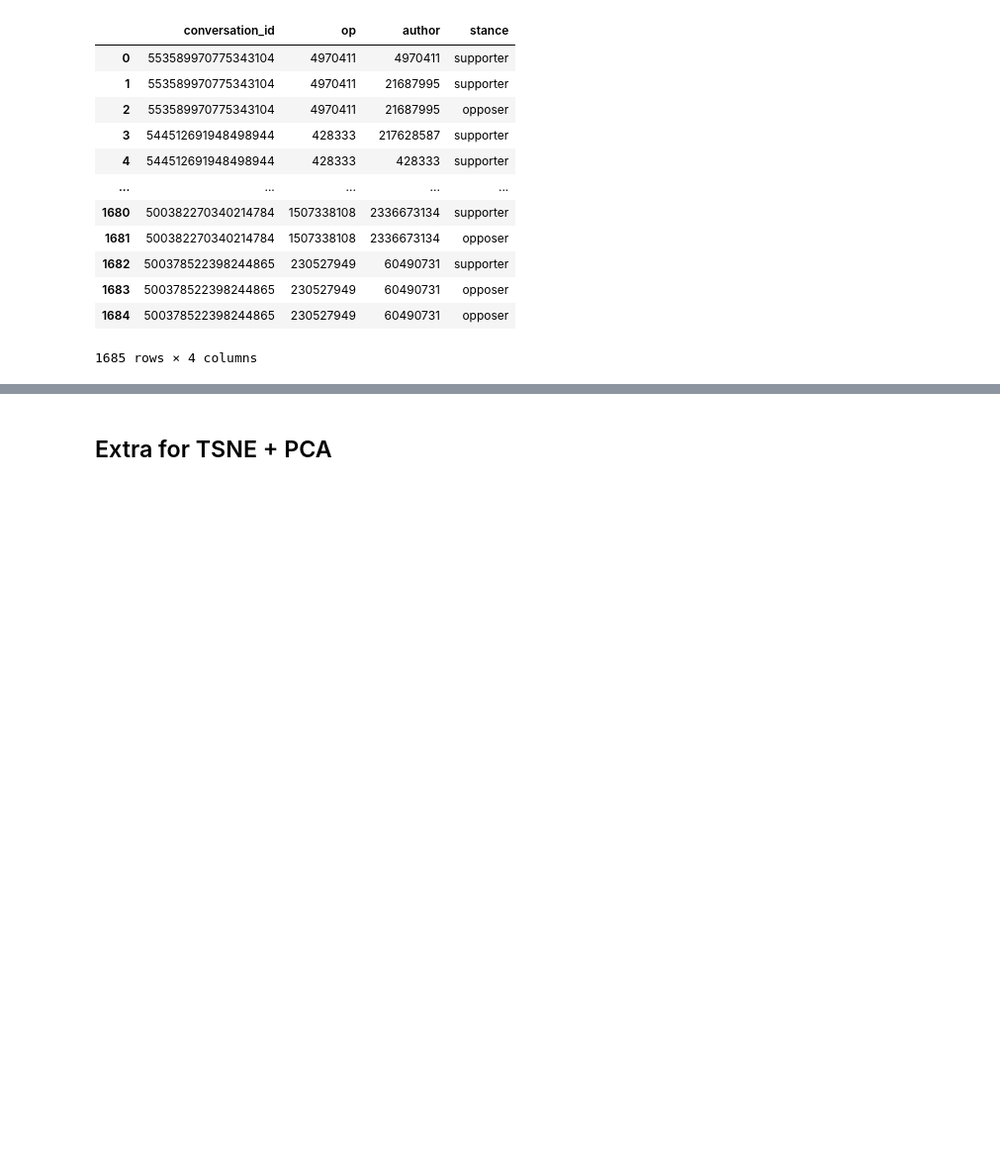
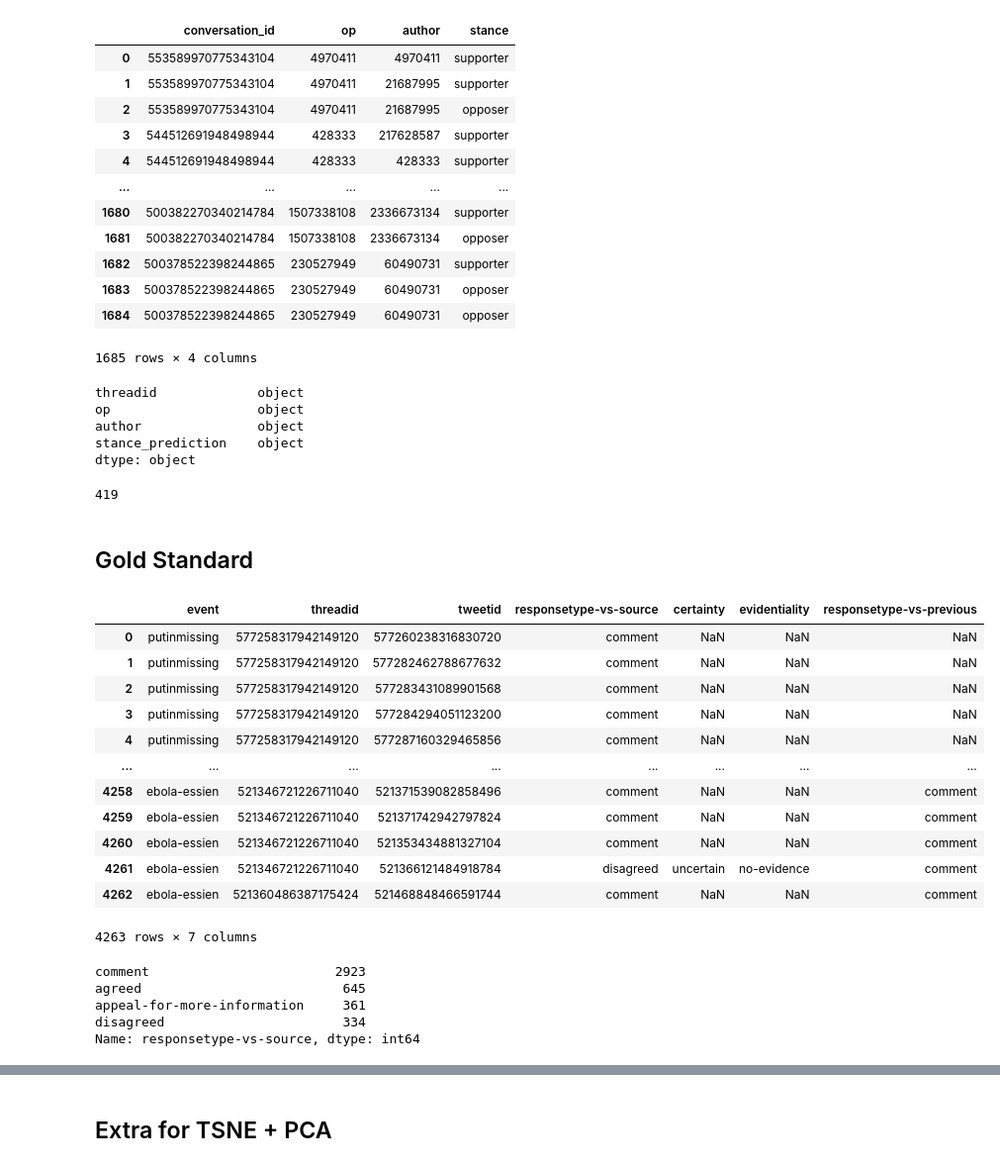
Before and after one commit to NasLabBgu/STEM, a Jupyter notebook: Examples/TwitterVCmv_analysis2.ipynb, the cells around one changed output, grey strips where cells are left out. Shown at 99% size. Cells and saved outputs as stored; diff of their text form; code cells hidden in the pictures; blank space fills up the shorter version.

```diff
--- a/Examples/TwitterVCmv_analysis2.ipynb
+++ b/Examples/TwitterVCmv_analysis2.ipynb
@@ -422,3 +422,42 @@ user_stance_rumors
 | 1683 | 500378522398244865 | 230527949 | 60490731 | opposer |
 | 1684 | 500378522398244865 | 230527949 | 60490731 | opposer |
 1685 rows × 4 columns
+# %%
+user_stance_rumors.dtypes
+# %% [output]
+threadid             object
+op                   object
+author               object
+stance_prediction    object
+dtype: object
+# %%
+user_stance_rumors.conversation_id.nunique()
+# %% [output]
+419
+# %% [markdown]
+## Gold Standard
+# %%
+rumors_gold_label = pd.read_json('/Users/shaimeital/code/thesis/cmv-stance-classification/Examples/en-scheme-annotations_clean.jsonl', lines = True)
+rumors_gold_label
+# %% [output]
+|  | event | threadid | tweetid | responsetype-vs-source | certainty | evidentiality | responsetype-vs-previous |
+| 0 | putinmissing | 577258317942149120 | 577260238316830720 | comment | NaN | NaN | NaN |
+| 1 | putinmissing | 577258317942149120 | 577282462788677632 | comment | NaN | NaN | NaN |
+| 2 | putinmissing | 577258317942149120 | 577283431089901568 | comment | NaN | NaN | NaN |
+| 3 | putinmissing | 577258317942149120 | 577284294051123200 | comment | NaN | NaN | NaN |
+| 4 | putinmissing | 577258317942149120 | 577287160329465856 | comment | NaN | NaN | NaN |
+| ... | ... | ... | ... | ... | ... | ... | ... |
+| 4258 | ebola-essien | 521346721226711040 | 521371539082858496 | comment | NaN | NaN | comment |
+| 4259 | ebola-essien | 521346721226711040 | 521371742942797824 | comment | NaN | NaN | comment |
+| 4260 | ebola-essien | 521346721226711040 | 521353434881327104 | comment | NaN | NaN | comment |
+| 4261 | ebola-essien | 521346721226711040 | 521366121484918784 | disagreed | uncertain | no-evidence | comment |
+| 4262 | ebola-essien | 521360486387175424 | 521468848466591744 | comment | NaN | NaN | comment |
+4263 rows × 7 columns
+# %%
+rumors_gold_label['responsetype-vs-source'].value_counts()
+# %% [output]
+comment                        2923
+agreed                          645
+appeal-for-more-information     361
+disagreed                       334
+Name: responsetype-vs-source, dtype: int64
```
Also changed, not shown: parts of 16 cells of this notebook.
